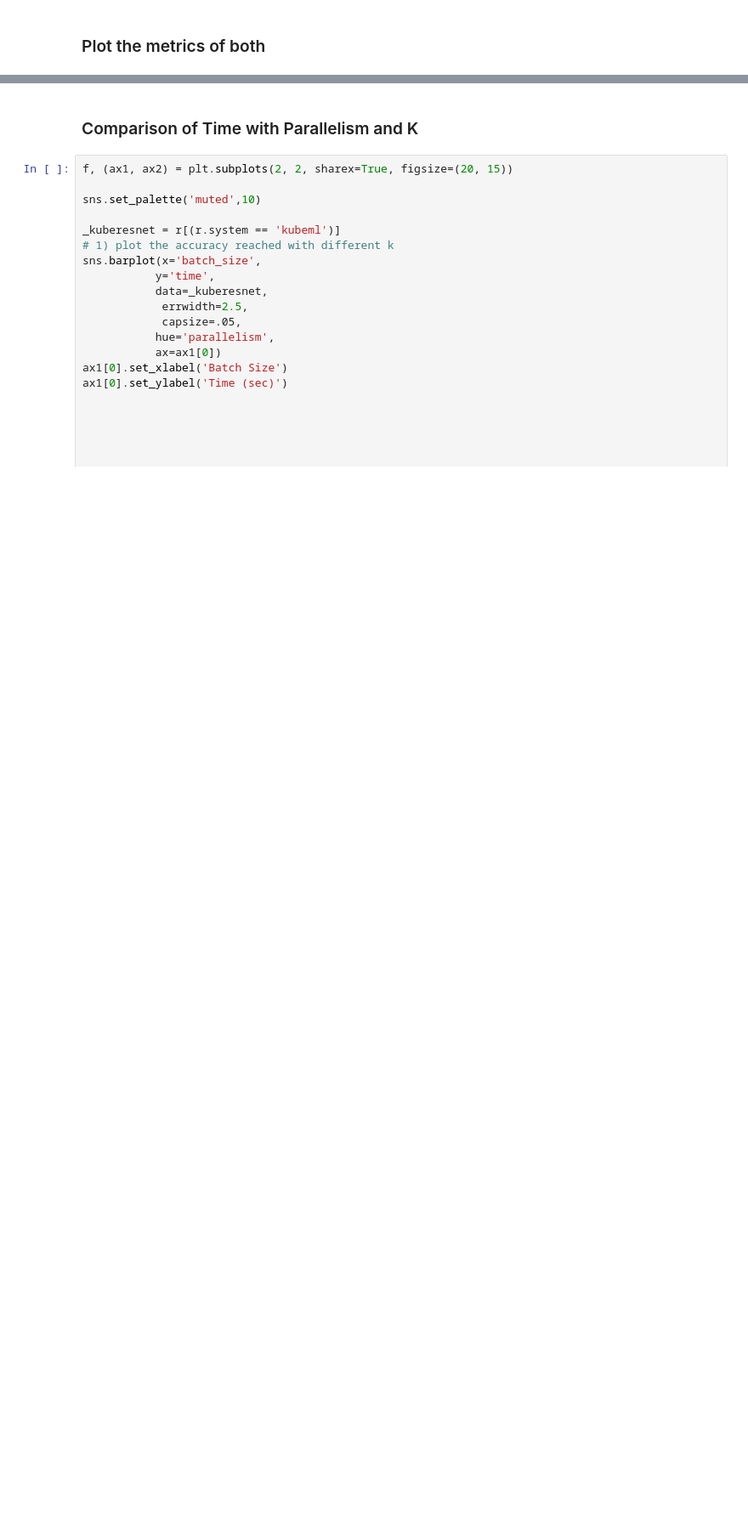
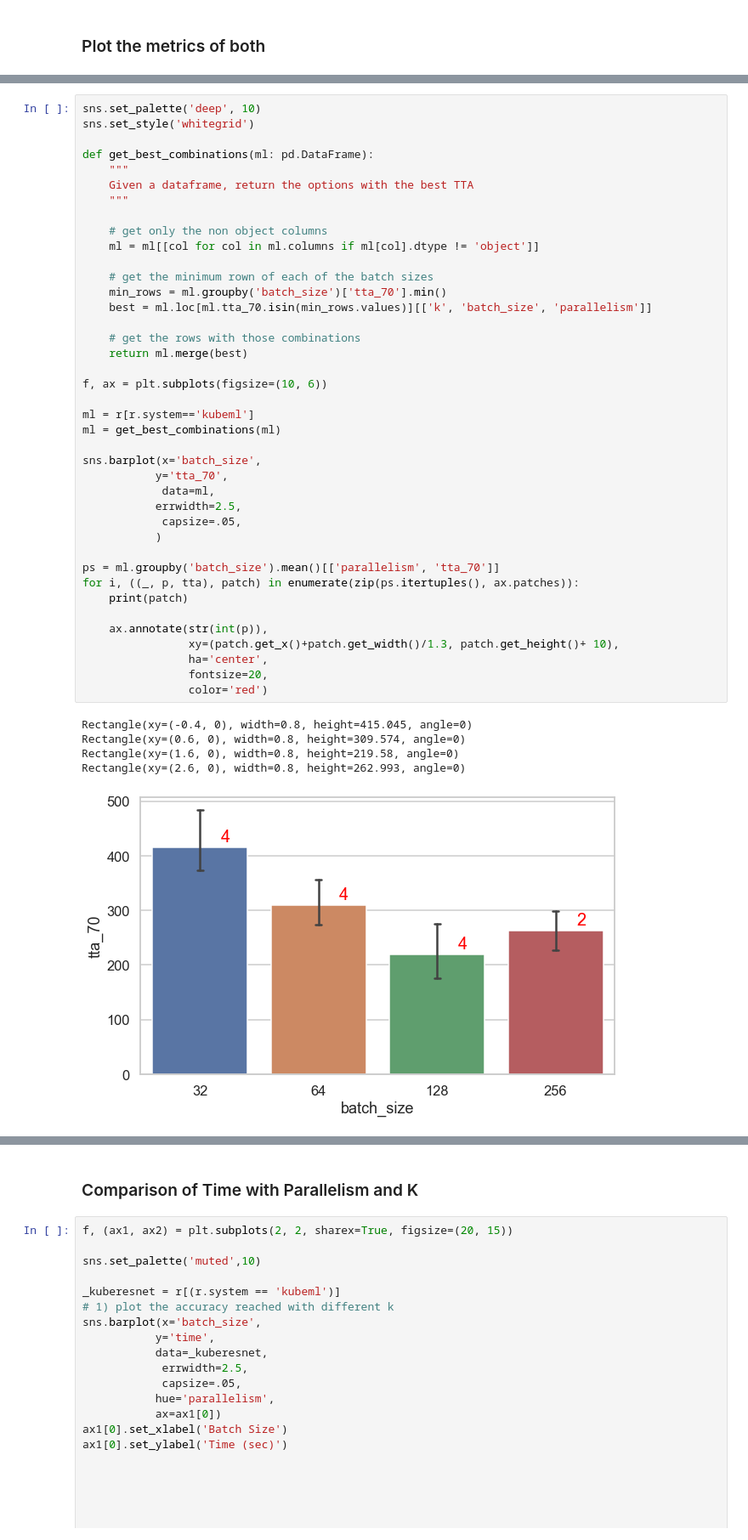
Before and after one commit to DiegoStock12/kubeml, a Jupyter notebook: ml/experiments/insights.ipynb, the cells around one changed output, grey strips where cells are left out. Shown at 85% size. Saved outputs shown, nothing was run; the diff lists cells and outputs as text; blank space fills up the shorter version.

```diff
--- a/ml/experiments/insights.ipynb
+++ b/ml/experiments/insights.ipynb
@@ -775,0 +794,46 @@ Text(0.5, 0.98, 'Performance TF vs KubeML on Resnet34')
+# %%
+sns.set_palette('deep', 10)
+sns.set_style('whitegrid')
+
+def get_best_combinations(ml: pd.DataFrame):
+    """
+    Given a dataframe, return the options with the best TTA
+    """
+
+    # get only the non object columns
+    ml = ml[[col for col in ml.columns if ml[col].dtype != 'object']]
+
+    # get the minimum rown of each of the batch sizes
+    min_rows = ml.groupby('batch_size')['tta_70'].min()
+    best = ml.loc[ml.tta_70.isin(min_rows.values)][['k', 'batch_size', 'parallelism']]
+
+    # get the rows with those combinations
+    return ml.merge(best)
+
+f, ax = plt.subplots(figsize=(10, 6))
+
+ml = r[r.system=='kubeml']
+ml = get_best_combinations(ml)
+
+sns.barplot(x='batch_size',
+           y='tta_70',
+            data=ml,
+           errwidth=2.5,
+            capsize=.05,
+           )
+
+ps = ml.groupby('batch_size').mean()[['parallelism', 'tta_70']]
+for i, ((_, p, tta), patch) in enumerate(zip(ps.itertuples(), ax.patches)):
+    print(patch)
+
+    ax.annotate(str(int(p)),
+                xy=(patch.get_x()+patch.get_width()/1.3, patch.get_height()+ 10),
+                ha='center',
+                fontsize=20,
+                color='red')
+# %% [output]
+Rectangle(xy=(-0.4, 0), width=0.8, height=415.045, angle=0)
+Rectangle(xy=(0.6, 0), width=0.8, height=309.574, angle=0)
+Rectangle(xy=(1.6, 0), width=0.8, height=219.58, angle=0)
+Rectangle(xy=(2.6, 0), width=0.8, height=262.993, angle=0)
+[figure, added]
```
Also changed, not shown: parts of 5 cells of this notebook, 5 other files.
